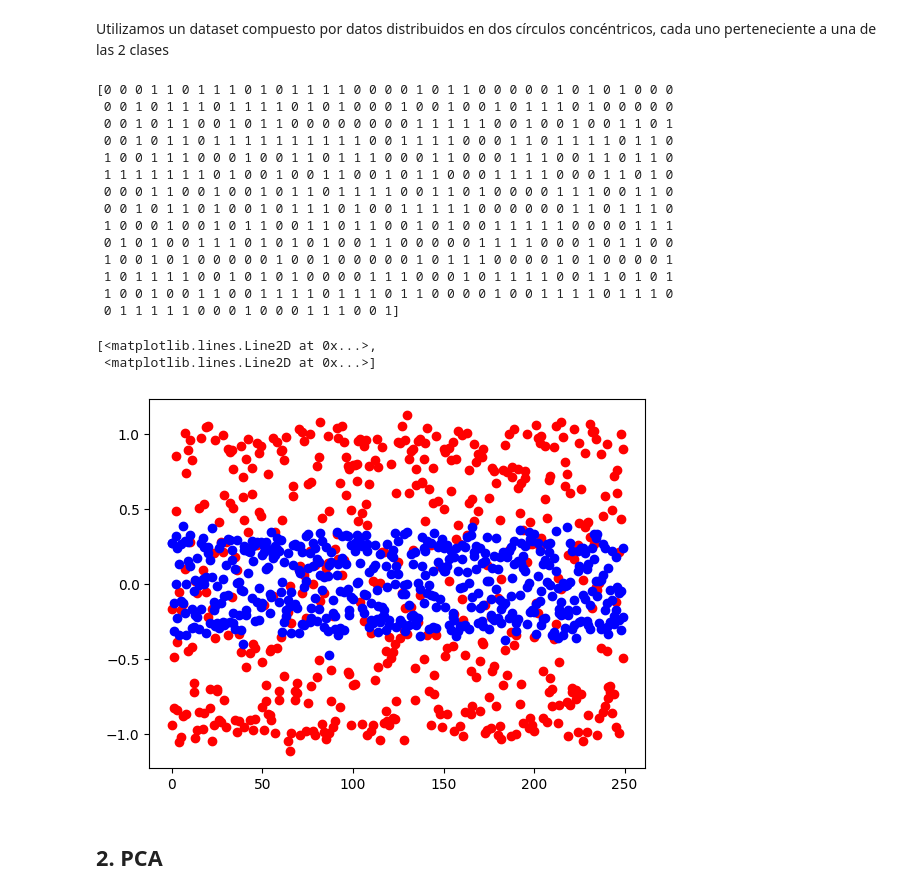
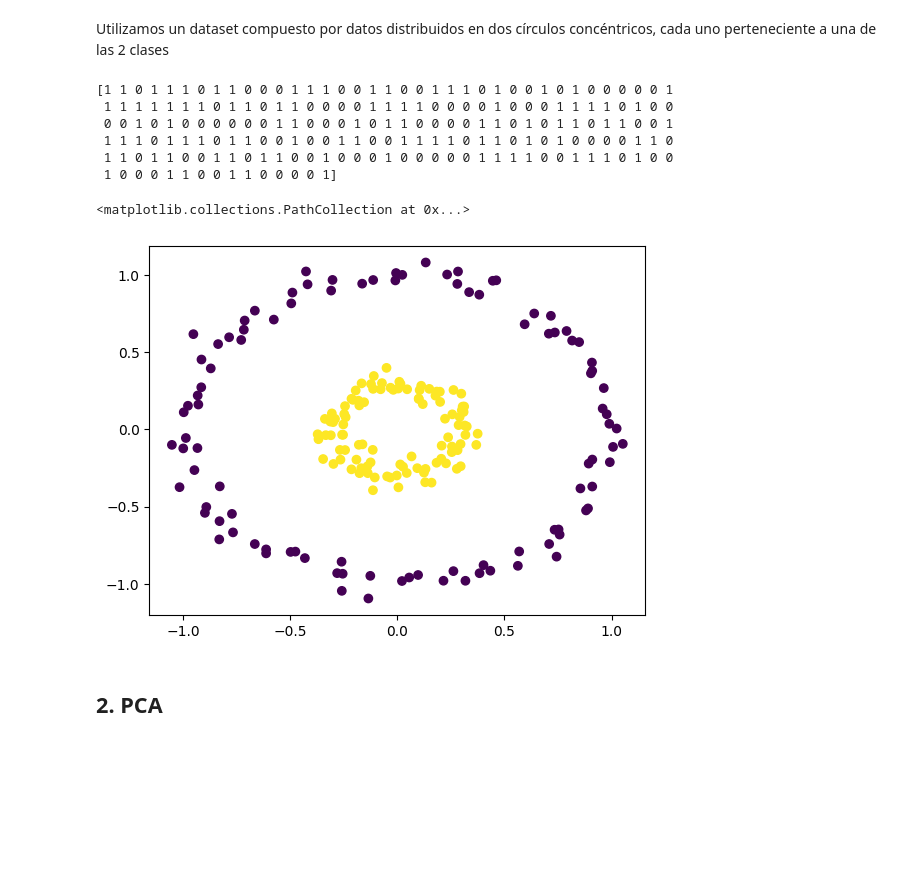
Before and after one commit to kpnss/courses_usj, a Jupyter notebook: apredizaje/Notebook4_kpca.ipynb, the cells around one changed output. Cells and saved outputs as stored; diff of their text form; code cells hidden in the pictures; blank space fills up the shorter version.

```diff
--- a/apredizaje/Notebook4_kpca.ipynb
+++ b/apredizaje/Notebook4_kpca.ipynb
@@ -12,32 +12,23 @@ from sklearn.preprocessing import StandardScaler
 Utilizamos un dataset compuesto por datos distribuidos en dos círculos concéntricos, cada uno perteneciente a una de las 2 clases
 # %%
 def generate_data():
-    X, y = make_circles(n_samples=500, factor=0.3, noise=0.05)
+    X, y = make_circles(n_samples=200, factor=0.3, noise=0.05)
     return X, y
 # %%
 X, y = generate_data()
 print(y)
 
-plt.plot(X[y==0], 'ro')
-plt.plot(X[y==1], 'bo')
+# visualize data
+plt.scatter(X[:, 0], X[:, 1], c=y)
 # %% [output]
-[0 0 0 1 1 0 1 1 1 0 1 0 1 1 1 1 0 0 0 0 1 0 1 1 0 0 0 0 0 1 0 1 0 1 0 0 0
- 0 0 1 0 1 1 1 0 1 1 1 1 0 1 0 1 0 0 0 1 0 0 1 0 0 1 0 1 1 1 0 1 0 0 0 0 0
- 0 0 1 0 1 1 0 0 1 0 1 1 0 0 0 0 0 0 0 0 1 1 1 1 1 0 0 1 0 0 1 0 0 1 1 0 1
- 0 0 1 0 1 1 0 1 1 1 1 1 1 1 1 1 1 0 0 1 1 1 1 0 0 0 1 1 0 1 1 1 1 0 1 1 0
- 1 0 0 1 1 1 0 0 0 1 0 0 1 1 0 1 1 1 0 0 0 1 1 0 0 0 1 1 1 0 0 1 1 0 1 1 0
- 1 1 1 1 1 1 1 0 1 0 0 1 0 0 1 1 0 0 1 0 1 1 0 0 0 1 1 1 1 0 0 0 1 1 0 1 0
- 0 0 0 1 1 0 0 1 0 0 1 0 1 1 0 1 1 1 1 0 0 1 1 0 1 0 0 0 0 1 1 1 0 0 1 1 0
- 0 0 1 0 1 1 0 1 0 0 1 0 1 1 1 0 1 0 0 1 1 1 1 1 0 0 0 0 0 0 1 1 0 1 1 1 0
- 1 0 0 0 1 0 0 1 0 1 1 0 0 1 1 0 1 1 0 0 1 0 1 0 0 1 1 1 1 1 0 0 0 0 1 1 1
- 0 1 0 1 0 0 1 1 1 0 1 0 1 0 1 0 0 1 1 0 0 0 0 0 1 1 1 1 0 0 0 1 0 1 1 0 0
- 1 0 0 1 0 1 0 0 0 0 0 1 0 0 1 0 0 0 0 0 1 0 1 1 1 0 0 0 0 1 0 1 0 0 0 0 1
- 1 0 1 1 1 1 0 0 1 0 1 0 1 0 0 0 0 1 1 1 0 0 0 1 0 1 1 1 1 0 0 1 1 0 1 0 1
- 1 0 0 1 0 0 1 1 0 0 1 1 1 1 0 1 1 1 0 1 1 0 0 0 0 1 0 0 1 1 1 1 0 1 1 1 0
- 0 1 1 1 1 1 0 0 0 1 0 0 0 1 1 1 0 0 1]
+[1 1 0 1 1 1 0 1 1 0 0 0 1 1 1 0 0 1 1 0 0 1 1 1 0 1 0 0 1 0 1 0 0 0 0 0 1
+ 1 1 1 1 1 1 1 0 1 1 0 1 1 0 0 0 0 1 1 1 1 0 0 0 0 1 0 0 0 1 1 1 1 0 1 0 0
+ 0 0 1 0 1 0 0 0 0 0 0 1 1 0 0 0 1 0 1 1 0 0 0 0 1 1 0 1 0 1 1 0 1 1 0 0 1
+ 1 1 1 0 1 1 1 0 1 1 0 0 1 0 0 1 1 0 0 1 1 1 1 0 1 1 0 1 0 1 0 0 0 0 1 1 0
+ 1 1 0 1 1 0 0 1 1 0 1 1 0 0 1 0 0 0 1 0 0 0 0 0 1 1 1 1 0 0 1 1 1 0 1 0 0
+ 1 0 0 0 1 1 0 0 1 1 0 0 0 0 1]
-[<matplotlib.lines.Line2D at 0x...>,
- <matplotlib.lines.Line2D at 0x...>]
+<matplotlib.collections.PathCollection at 0x...>
-[figure, old version]
+[figure, new version]
 # %% [markdown]
 ## 2. PCA
 # %% [markdown]
```
Also changed, not shown: parts of 4 cells of this notebook, 7 other files.
